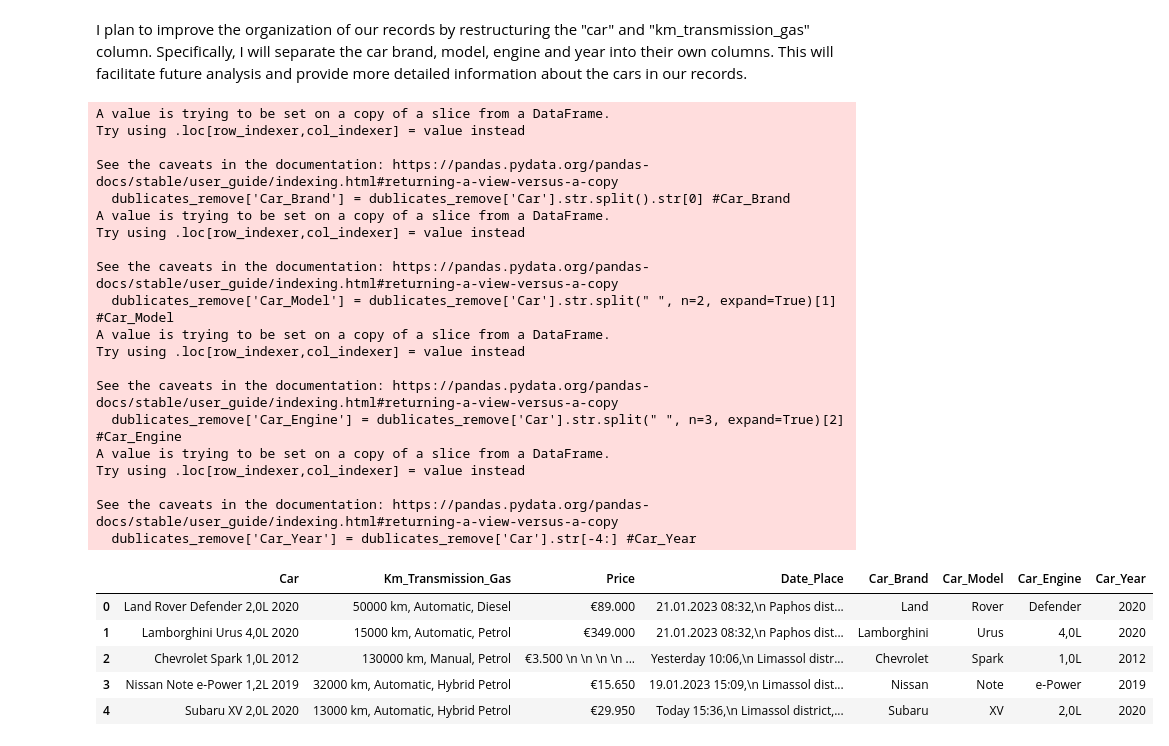
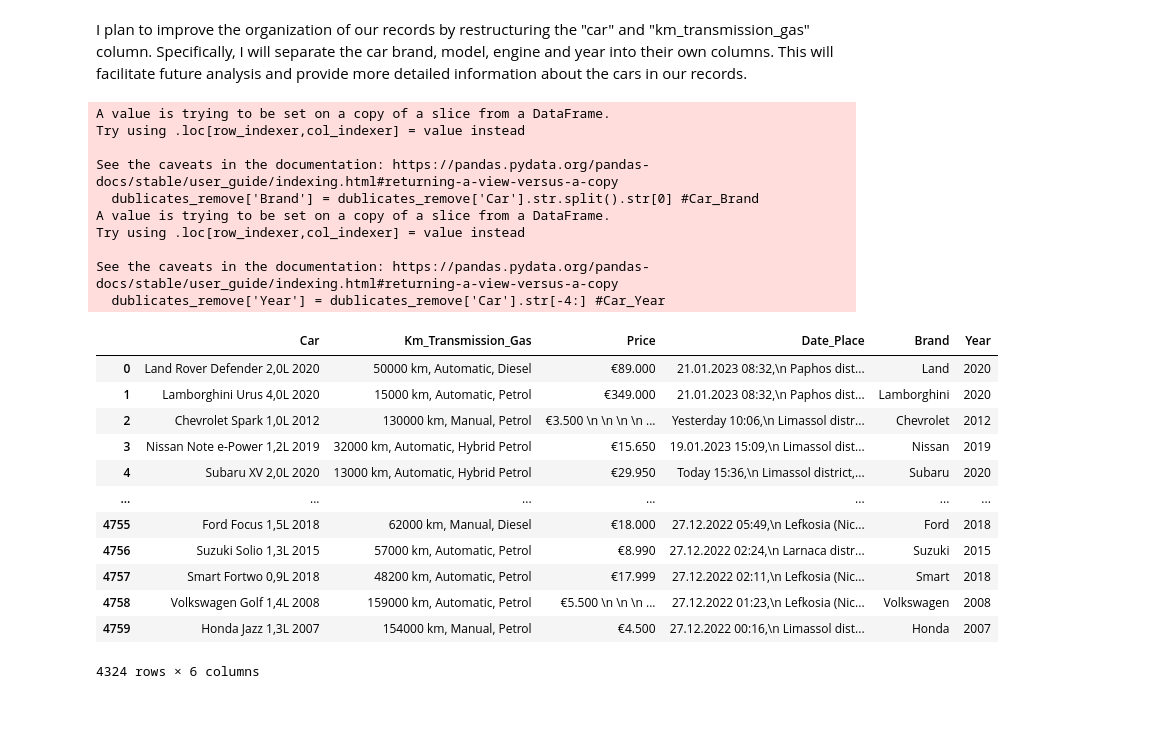
Before and after one commit to victoras24/car_data, a Jupyter notebook: DataCleaning/SoupCleaning.ipynb, the cells around one changed output. Cells and saved outputs as stored; diff of their text form; code cells hidden in the pictures; blank space fills up the shorter version.

```diff
--- a/DataCleaning/SoupCleaning.ipynb
+++ b/DataCleaning/SoupCleaning.ipynb
@@ -3,7 +3,7 @@
 # %%
 import pandas as pd
 # %%
-import_data = pd.read_csv('/home/sgouros/Desktop/Test/WebScrab3/DataCollection/car_prices_bazaraki.csv')
+import_data = pd.read_csv('/home/sgouros/Desktop/Test/bazaraki_car_prices/DataCollection/car_prices_bazaraki.csv')
 import_data
 # %% [output]
 |  | Car | Km_Transmission_Gas | Price | Date_Place |
@@ -67,35 +65,30 @@ Don't really know what I can do with the dublicated datas, later I will try to f
 # %% [markdown]
 I plan to improve the organization of our records by restructuring the "car" and "km_transmission_gas" column. Specifically, I will separate the car brand, model, engine and year into their own columns. This will facilitate future analysis and provide more detailed information about the cars in our records.
 # %%
-dublicates_remove['Car_Brand'] = dublicates_remove['Car'].str.split().str[0] #Car_Brand
-dublicates_remove['Car_Model'] = dublicates_remove['Car'].str.split(" ", n=2, expand=True)[1] #Car_Model
-dublicates_remove['Car_Engine'] = dublicates_remove['Car'].str.split(" ", n=3, expand=True)[2] #Car_Engine
-dublicates_remove['Car_Year'] = dublicates_remove['Car'].str[-4:] #Car_Year
-dublicates_remove.head()
+dublicates_remove['Brand'] = dublicates_remove['Car'].str.split().str[0] #Car_Brand
+dublicates_remove['Year'] = dublicates_remove['Car'].str[-4:] #Car_Year
+dublicates_remove
 # %% [output]
 A value is trying to be set on a copy of a slice from a DataFrame.
 Try using .loc[row_indexer,col_indexer] = value instead
 
 See the caveats in the documentation: https://pandas.pydata.org/pandas-docs/stable/user_guide/indexing.html#returning-a-view-versus-a-copy
-  dublicates_remove['Car_Brand'] = dublicates_remove['Car'].str.split().str[0] #Car_Brand
+  dublicates_remove['Brand'] = dublicates_remove['Car'].str.split().str[0] #Car_Brand
 A value is trying to be set on a copy of a slice from a DataFrame.
 Try using .loc[row_indexer,col_indexer] = value instead
 
 See the caveats in the documentation: https://pandas.pydata.org/pandas-docs/stable/user_guide/indexing.html#returning-a-view-versus-a-copy
-  dublicates_remove['Car_Model'] = dublicates_remove['Car'].str.split(" ", n=2, expand=True)[1] #Car_Model
-A value is trying to be set on a copy of a slice from a DataFrame.
-Try using .loc[row_indexer,col_indexer] = value instead
-
-See the caveats in the documentation: https://pandas.pydata.org/pandas-docs/stable/user_guide/indexing.html#returning-a-view-versus-a-copy
-  dublicates_remove['Car_Engine'] = dublicates_remove['Car'].str.split(" ", n=3, expand=True)[2] #Car_Engine
-A value is trying to be set on a copy of a slice from a DataFrame.
-Try using .loc[row_indexer,col_indexer] = value instead
-
-See the caveats in the documentation: https://pandas.pydata.org/pandas-docs/stable/user_guide/indexing.html#returning-a-view-versus-a-copy
-  dublicates_remove['Car_Year'] = dublicates_remove['Car'].str[-4:] #Car_Year
+  dublicates_remove['Year'] = dublicates_remove['Car'].str[-4:] #Car_Year
-|  | Car | Km_Transmission_Gas | Price | Date_Place | Car_Brand | Car_Model | Car_Engine | Car_Year |
-| 0 | Land Rover Defender 2,0L 2020 | 50000 km, Automatic, Diesel | €89.000 | 21.01.2023 08:32,\n Paphos dist... | Land | Rover | Defender | 2020 |
-| 1 | Lamborghini Urus 4,0L 2020 | 15000 km, Automatic, Petrol | €349.000 | 21.01.2023 08:32,\n Paphos dist... | Lamborghini | Urus | 4,0L | 2020 |
-| 2 | Chevrolet Spark 1,0L 2012 | 130000 km, Manual, Petrol | €3.500 \n \n \n \n ... | Yesterday 10:06,\n Limassol distr... | Chevrolet | Spark | 1,0L | 2012 |
-| 3 | Nissan Note e-Power 1,2L 2019 | 32000 km, Automatic, Hybrid Petrol | €15.650 | 19.01.2023 15:09,\n Limassol dist... | Nissan | Note | e-Power | 2019 |
-| 4 | Subaru XV 2,0L 2020 | 13000 km, Automatic, Hybrid Petrol | €29.950 | Today 15:36,\n Limassol district,... | Subaru | XV | 2,0L | 2020 |
+|  | Car | Km_Transmission_Gas | Price | Date_Place | Brand | Year |
+| 0 | Land Rover Defender 2,0L 2020 | 50000 km, Automatic, Diesel | €89.000 | 21.01.2023 08:32,\n Paphos dist... | Land | 2020 |
+| 1 | Lamborghini Urus 4,0L 2020 | 15000 km, Automatic, Petrol | €349.000 | 21.01.2023 08:32,\n Paphos dist... | Lamborghini | 2020 |
+| 2 | Chevrolet Spark 1,0L 2012 | 130000 km, Manual, Petrol | €3.500 \n \n \n \n ... | Yesterday 10:06,\n Limassol distr... | Chevrolet | 2012 |
+| 3 | Nissan Note e-Power 1,2L 2019 | 32000 km, Automatic, Hybrid Petrol | €15.650 | 19.01.2023 15:09,\n Limassol dist... | Nissan | 2019 |
+| 4 | Subaru XV 2,0L 2020 | 13000 km, Automatic, Hybrid Petrol | €29.950 | Today 15:36,\n Limassol district,... | Subaru | 2020 |
+| ... | ... | ... | ... | ... | ... | ... |
+| 4755 | Ford Focus 1,5L 2018 | 62000 km, Manual, Diesel | €18.000 | 27.12.2022 05:49,\n Lefkosia (Nic... | Ford | 2018 |
+| 4756 | Suzuki Solio 1,3L 2015 | 57000 km, Automatic, Petrol | €8.990 | 27.12.2022 02:24,\n Larnaca distr... | Suzuki | 2015 |
+| 4757 | Smart Fortwo 0,9L 2018 | 48200 km, Automatic, Petrol | €17.999 | 27.12.2022 02:11,\n Lefkosia (Nic... | Smart | 2018 |
+| 4758 | Volkswagen Golf 1,4L 2008 | 159000 km, Automatic, Petrol | €5.500 \n \n \n ... | 27.12.2022 01:23,\n Lefkosia (Nic... | Volkswagen | 2008 |
+| 4759 | Honda Jazz 1,3L 2007 | 154000 km, Manual, Petrol | €4.500 | 27.12.2022 00:16,\n Limassol dist... | Honda | 2007 |
+4324 rows × 6 columns
```
Also changed, not shown: parts of 30 cells of this notebook, 5 other files.
